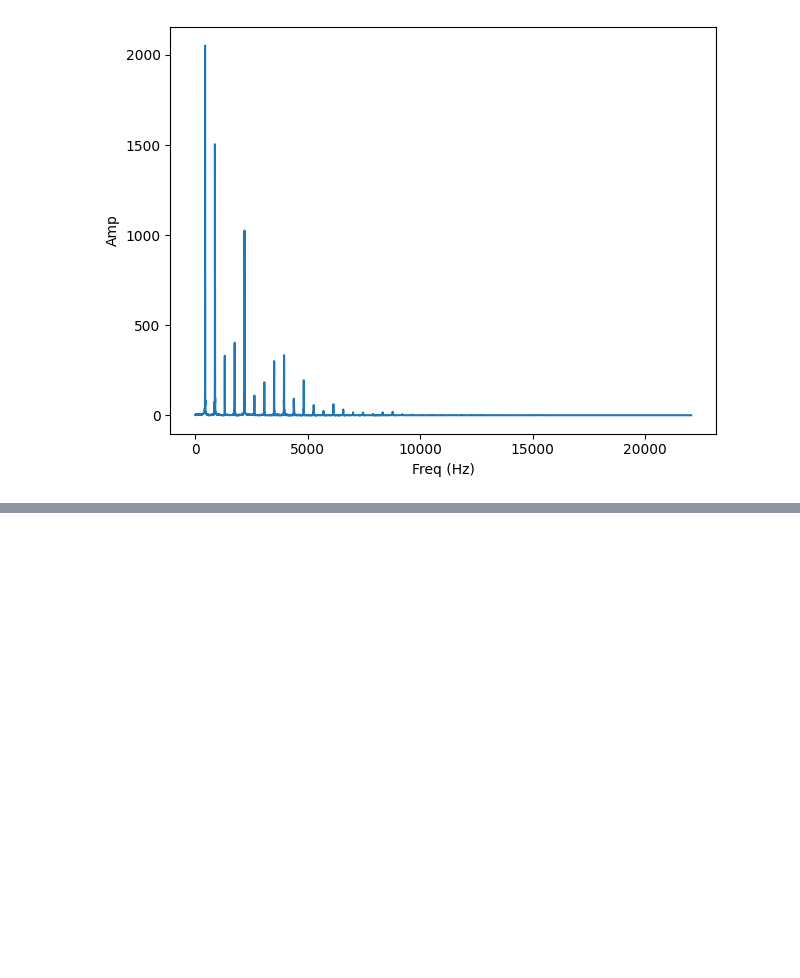
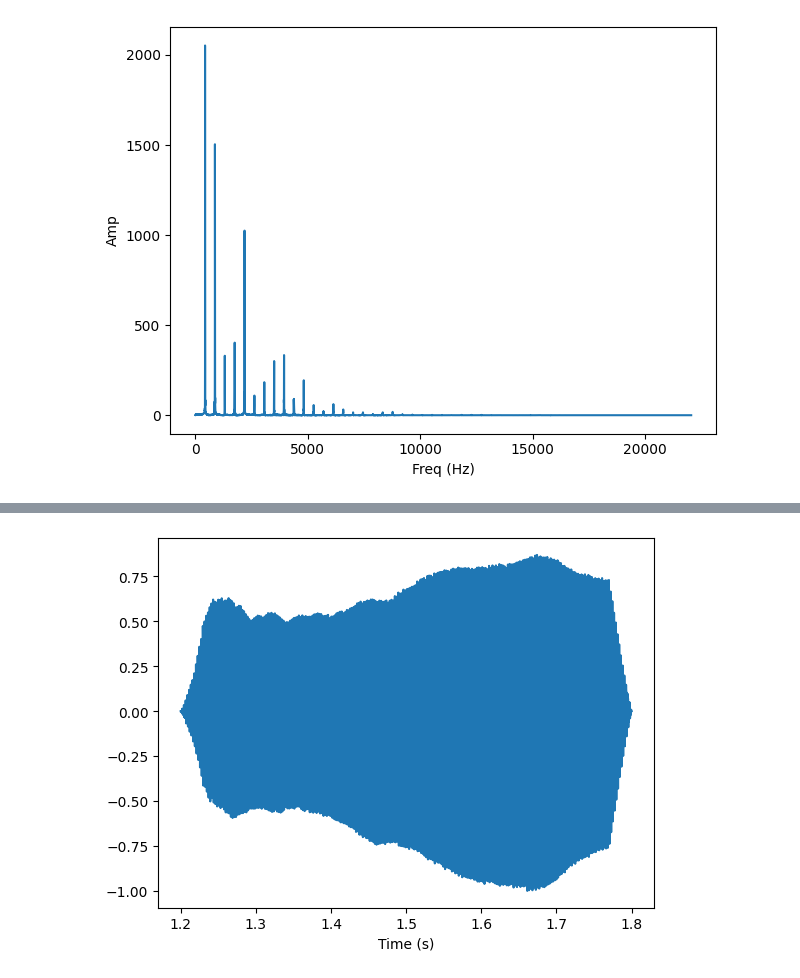
Before and after one commit to damiansp/completePython, a Jupyter notebook: dsp/1_sounds_and_signals/3_signals.ipynb, the cells around one changed output, grey strips where cells are left out. Saved outputs shown, nothing was run; the diff lists cells and outputs as text; code cells hidden in the pictures; blank space fills up the shorter version.

```diff
--- a/dsp/1_sounds_and_signals/3_signals.ipynb
+++ b/dsp/1_sounds_and_signals/3_signals.ipynb
@@ -180,0 +198,8 @@ NameError: name 'find_index' is not defined
+# %%
+# repeat with orig segment
+seg.normalize()
+seg.apodize()
+seg.plot()
+plt.xlabel('Time (s)');
+# %% [output]
+[figure, added]
```
Also changed, not shown: parts of 13 cells of this notebook, 1 other file.
